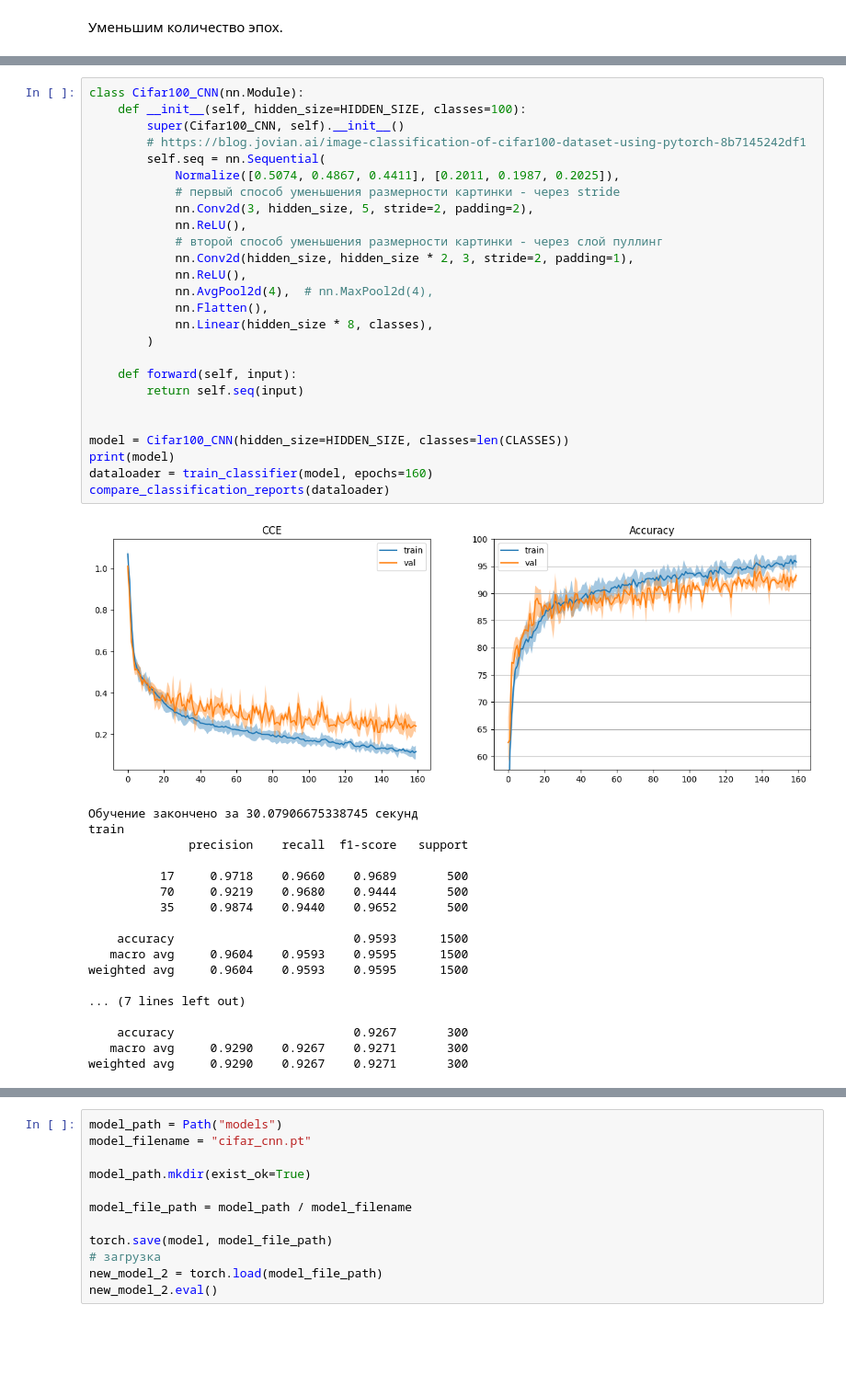
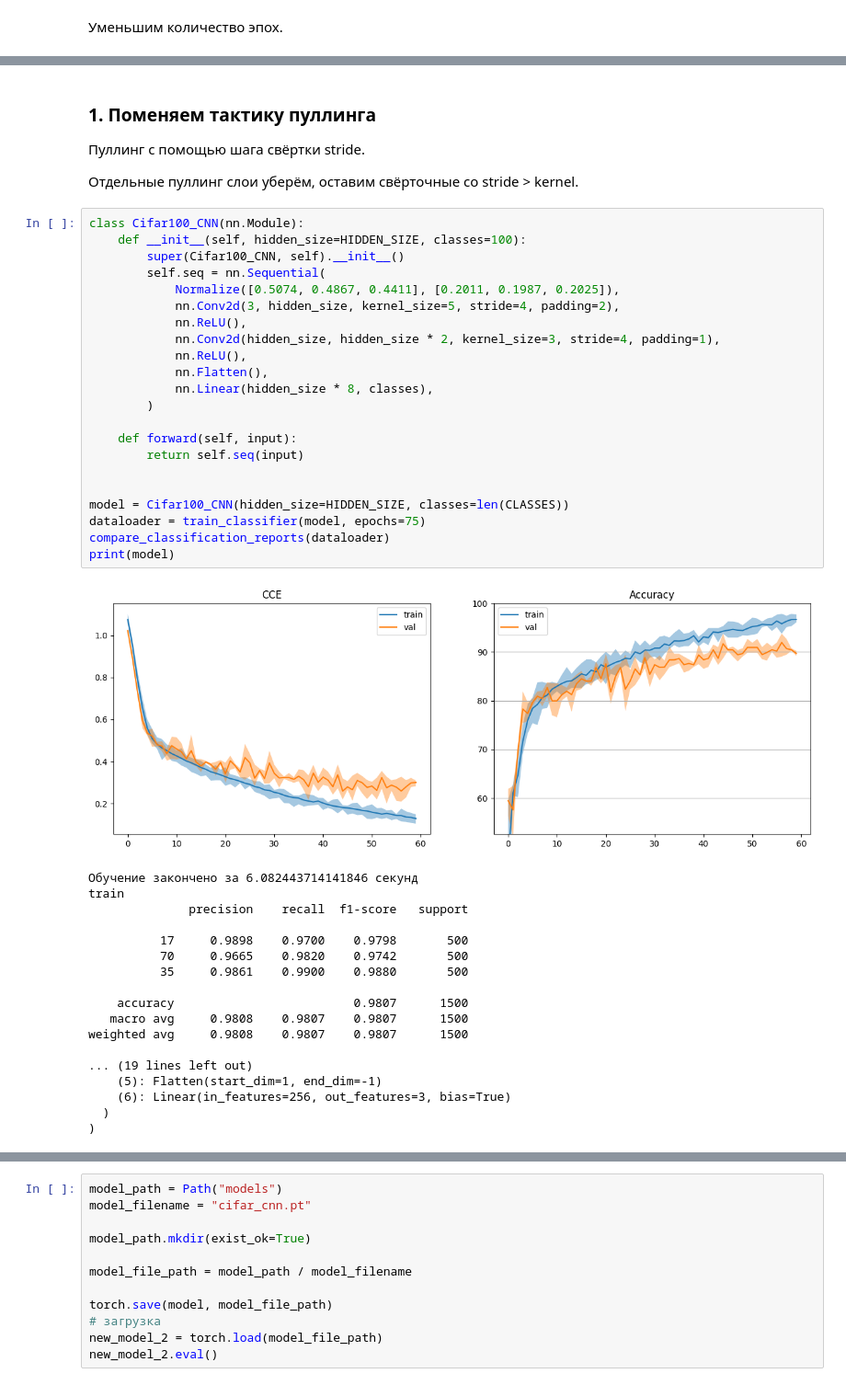
Before and after one commit to DeadlySquad13/t5-2-Neuroscience__Labs, a Jupyter notebook: src/lab2/main.ipynb, the cells around one changed output, grey strips where cells are left out. Shown at 92% size. Drawn from its saved outputs; the diff is of its cells as text; blank space fills up the shorter version.

```diff
--- a/src/lab2/main.ipynb
+++ b/src/lab2/main.ipynb
@@ -489,45 +433,46 @@ weighted avg     0.9204    0.9200    0.9201       300
+# %% [markdown]
+### 1. Поменяем тактику пуллинга
+Пуллинг с помощью шага свёртки stride.
+
+Отдельные пуллинг слои уберём, оставим свёрточные со stride > kernel.
 # %%
 class Cifar100_CNN(nn.Module):
     def __init__(self, hidden_size=HIDDEN_SIZE, classes=100):
         super(Cifar100_CNN, self).__init__()
-        # https://blog.jovian.ai/image-classification-of-cifar100-dataset-using-pytorch-8b7145242df1
         self.seq = nn.Sequential(
             Normalize([0.5074, 0.4867, 0.4411], [0.2011, 0.1987, 0.2025]),
-            # первый способ уменьшения размерности картинки - через stride
-            nn.Conv2d(3, hidden_size, 5, stride=2, padding=2),
+            nn.Conv2d(3, hidden_size, kernel_size=5, stride=4, padding=2),
             nn.ReLU(),
-            # второй способ уменьшения размерности картинки - через слой пуллинг
-            nn.Conv2d(hidden_size, hidden_size * 2, 3, stride=2, padding=1),
+            nn.Conv2d(hidden_size, hidden_size * 2, kernel_size=3, stride=4, padding=1),
             nn.ReLU(),
-            nn.AvgPool2d(4),  # nn.MaxPool2d(4),
             nn.Flatten(),
             nn.Linear(hidden_size * 8, classes),
         )
 
     def forward(self, input):
         return self.seq(input)
 
 
 model = Cifar100_CNN(hidden_size=HIDDEN_SIZE, classes=len(CLASSES))
+dataloader = train_classifier(model, epochs=75)
+compare_classification_reports(dataloader)
 print(model)
-dataloader = train_classifier(model, epochs=160)
-compare_classification_reports(dataloader)
 # %% [output]
-[figure, old version]
+[figure, new version]
-Обучение закончено за 30.07906675338745 секунд
+Обучение закончено за 6.082443714141846 секунд
 train
               precision    recall  f1-score   support
 
-          17     0.9718    0.9660    0.9689       500
-          70     0.9219    0.9680    0.9444       500
-          35     0.9874    0.9440    0.9652       500
+          17     0.9898    0.9700    0.9798       500
+          70     0.9665    0.9820    0.9742       500
+          35     0.9861    0.9900    0.9880       500
 
-    accuracy                         0.9593      1500
-   macro avg     0.9604    0.9593    0.9595      1500
-weighted avg     0.9604    0.9593    0.9595      1500
+    accuracy                         0.9807      1500
+   macro avg     0.9808    0.9807    0.9807      1500
+weighted avg     0.9808    0.9807    0.9807      1500
 
-... (7 lines left out)
-
-    accuracy                         0.9267       300
-   macro avg     0.9290    0.9267    0.9271       300
-weighted avg     0.9290    0.9267    0.9271       300
+... (19 lines left out)
+    (5): Flatten(start_dim=1, end_dim=-1)
+    (6): Linear(in_features=256, out_features=3, bias=True)
+  )
+)
```
Also changed, not shown: parts of 21 cells of this notebook, 1 other file.
